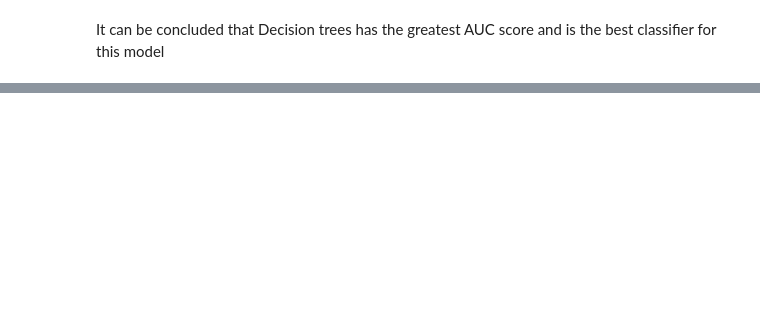
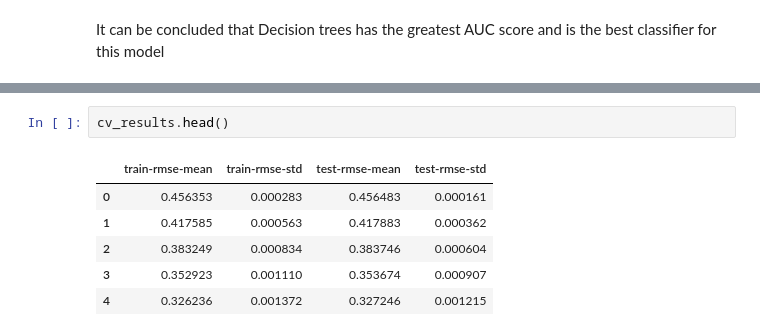
Before and after one commit to Nnamdichukwu/fraud-analysis, a Jupyter notebook: Fraud Analysis.ipynb, the cells around one changed output, grey strips where cells are left out. Saved outputs shown, nothing was run; the diff lists cells and outputs as text; blank space fills up the shorter version.

```diff
--- a/Fraud Analysis.ipynb
+++ b/Fraud Analysis.ipynb
@@ -298,0 +359,9 @@ It  can be concluded that Decision trees has the greatest AUC score and is the b
+# %%
+cv_results.head()
+# %% [output]
+|  | train-rmse-mean | train-rmse-std | test-rmse-mean | test-rmse-std |
+| 0 | 0.456353 | 0.000283 | 0.456483 | 0.000161 |
+| 1 | 0.417585 | 0.000563 | 0.417883 | 0.000362 |
+| 2 | 0.383249 | 0.000834 | 0.383746 | 0.000604 |
+| 3 | 0.352923 | 0.001110 | 0.353674 | 0.000907 |
+| 4 | 0.326236 | 0.001372 | 0.327246 | 0.001215 |
```
Also changed, not shown: parts of 13 cells of this notebook.
